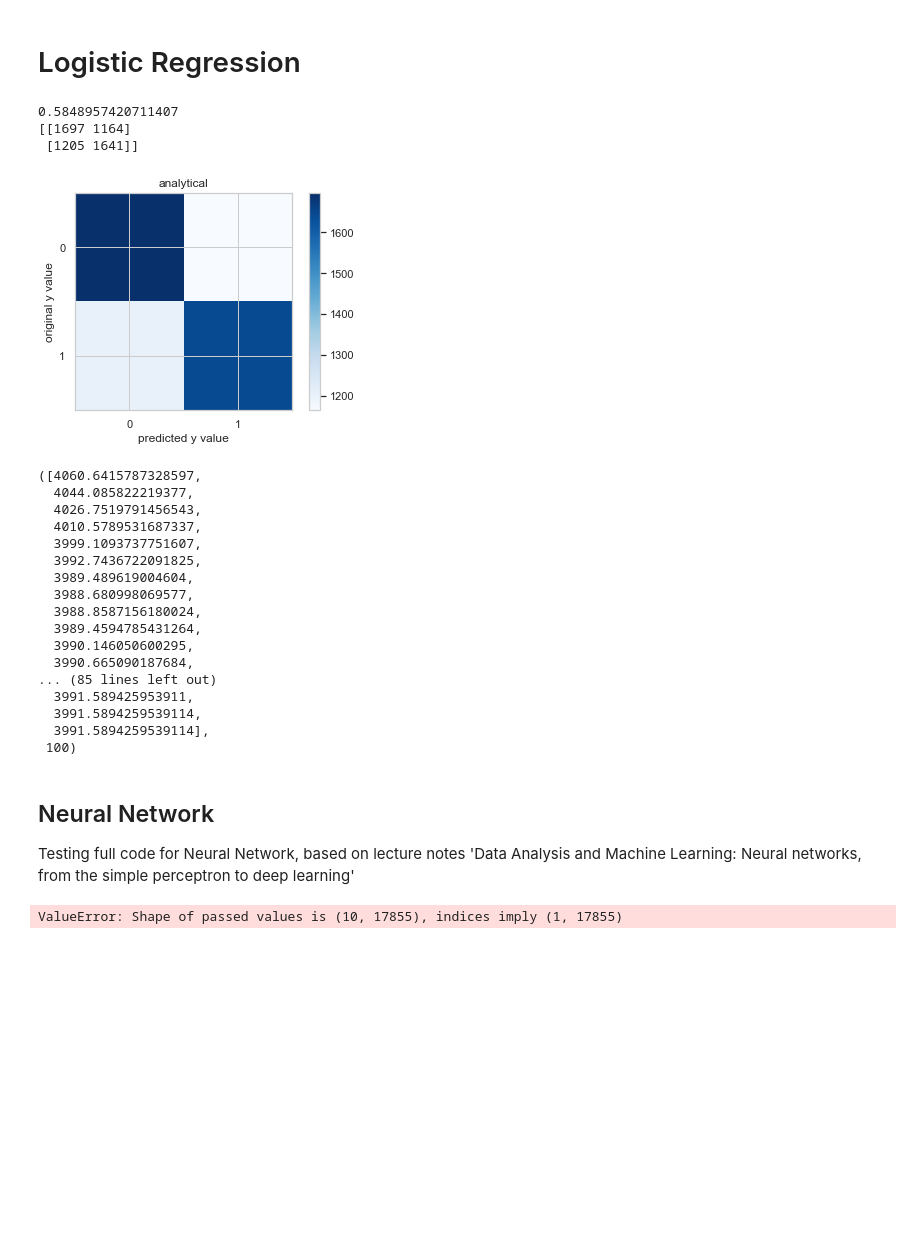
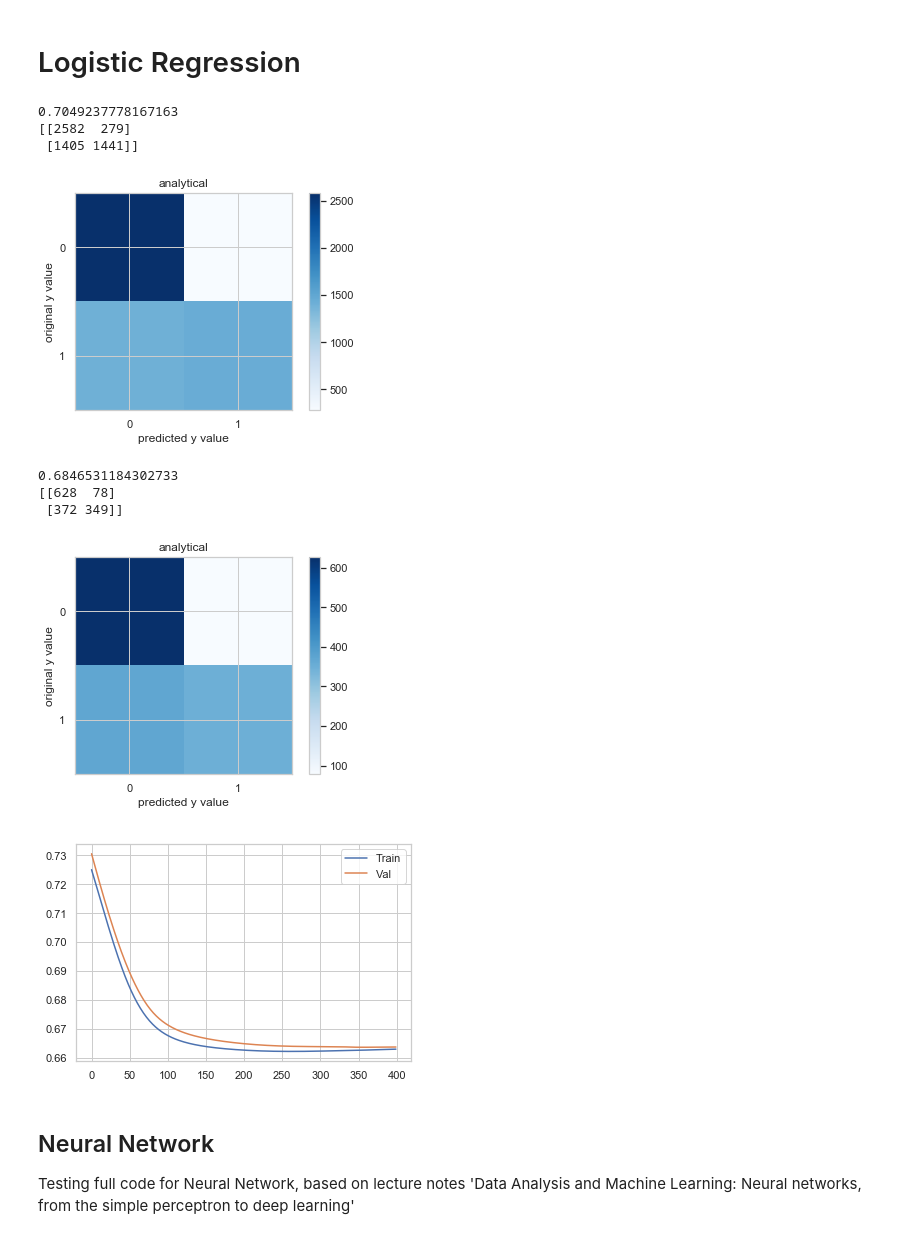
Before and after one commit to HannahEkeberg/FYS-STK4155, a Jupyter notebook: Project2/test.ipynb, the cells around one changed output. Cells and saved outputs as stored; diff of their text form; code cells hidden in the pictures; blank space fills up the shorter version.

```diff
--- a/Project2/test.ipynb
+++ b/Project2/test.ipynb
@@ -149,17 +148,17 @@ class LogisticRegression_class:
     def sigmoid_function(self,x):
         return(1/(1+np.exp(-x)))
 
-    def gradient_descent(self, X, y):   #optimizing parameters beta
+    def gradient_descent(self, X, y,X_val,y_val):   #optimizing parameters beta
         #y = y[:, np.newaxis]
         param = np.shape(X)[1] #number of parameters
         n = np.shape(X)[0] #number of rows
         n_batches = n // self.batch_size #integer division
+        np.random.seed(42)
         beta = np.random.uniform(0.0,1.0, param)#np.random.randn(param)  #generate random initial values for beta
-        #print("***",beta)
 
 
         error = []
-
+        error_val = []
         #n_0_list = []
         #n_1 = np.count_nonzero(y)   #total number of y=1. double check that those are really 1.
         #const = (n - n_1)/n_1
@@ -169,22 +168,25 @@ class LogisticRegression_class:
         np.random.shuffle(index)
         batch_split = np.array_split(index,n_batches)
 
+
         k = 0
         #total numer of iterations:
         for i in range(self.n_epochs):
             y_pred = self.sigmoid_function(X @ beta)
-
+            y_pred_val = self.sigmoid_function(X_val@beta)
             #print(y_pred.shape)
             C = self.cost_function(y, y_pred)
+            C_val = self.cost_function(y_val,y_pred_val)
             #abs_C  = np.abs(C_data - C)
             error.append(C)
             #print("**", beta[0])
-
+            error_val.append(C_val)
 
             for j in batch_split:
                 #gradient  = np.sum(X.T * self.sigmoid_function(X @ beta) - y[:,np.newaxis]*X) #X.T @ (self.sigmoid_function(X @ beta) * const * y)
-                gradient = np.sum ( X[j].T* (self.sigmoid_function(X[j]@beta)- y[j]))
-                gradient = gradient/self.batch_size
+                gradient = np.sum ( X[j].T* (self.sigmoid_function(X[j]@beta)- y[j]),axis=1)
+
+                gradient = gradient/y[j].shape[0]
                 #print(gradient.shape)
                 #learning_rate = self.learning_schedule(i*n_batches+j)     #adaptive learning rate. Sjekke om det enkelste funker forst.
                 beta -= self.learning_rate * gradient
@@ -196,13 +198,18 @@ class LogisticRegression_class:
         tol = 0.5
         y_pred[y_pred >= tol] = 1
         y_pred[y_pred < tol] = 0
-        #print(error)
+        y_pred_val[y_pred_val >= tol] = 1
+        y_pred_val[y_pred_val < tol] = 0
         I = self.accuracy_function(y, y_pred)
+        I_val = self.accuracy_function(y_val,y_pred_val)
         print(I)
+
         self.accuracy_matrix(y, y_pred, 'analytical')
-        #print(y_pred)
 
-        return error, self.n_epochs
+        print(I_val)
+        self.accuracy_matrix(y_val,y_pred_val,'analytical')
+
+        return error, error_val, self.n_epochs
 
     def learning_schedule(self,t):
         t0 = 5; t1 = 50
@@ -220,12 +227,11 @@ class LogisticRegression_class:
         v = np.count_nonzero(y_pred)
         I = self.accuracy_function(y_test, y_pred)
         C = self.cost_function(y_test, y_pred)
-        #print(I)
         CM = self.accuracy_matrix(y_test, y_pred, 'sklearn')
 
     def cost_function(self, y_data, y_pred):  #oppdatere parametrene.
-        cost = -np.sum( (y_data.T * y_pred ) - np.log(1+np.exp(y_pred)))
-        #print("**",cost)
+        cost = -np.mean( (y_data.T * y_pred ) - np.log(1+np.exp(y_pred)))
+
         return cost
         #return -np.sum(y_data.T* np.log(y_pred) + (1-y_data.T)*np.log(1-y_pred))
 
@@ -233,55 +239,45 @@ class LogisticRegression_class:
         if np.shape(y_data)[0] == np.shape(y_pred)[0]:
             I = np.mean(y_data==y_pred)     ## =1 if y==y, 0 else.... np.mean #dobbelsjekk at det funker
         else:
             raise ValuError
         return I
 
     def accuracy_matrix(self, y_data, y_pred, title):
         fig, ax = plt.subplots()
         cm = confusion_matrix(y_data, y_pred)
         print(cm)
         cmap = plt.cm.Blues
         im = ax.imshow(cm, interpolation = 'nearest', cmap=cmap)
         ax.figure.colorbar(im, ax=ax)
         ax.set(xticks = np.arange(cm.shape[1]),
                yticks = np.arange(cm.shape[0]),
                title=title,
                xlabel='predicted y value',
                ylabel='original y value')
         plt.show()
 
         return cm
 
 
 
 
-LogReg = LogisticRegression_class(learning_rate=0.001,batch_size=128, n_epochs=100, lambda_=0, tol=1e-5)
-LogReg.gradient_descent(X_train, y_train)
+LogReg = LogisticRegression_class(learning_rate=0.001,batch_size=128, n_epochs=400, lambda_=0, tol=1e-5)
+error_train,error_val, epochs = LogReg.gradient_descent(X_train, y_train, X_test, y_test)
 #LogReg.predict_sklearn(X_train, X_test, y_train, y_test)
 #Error, epochs = LogReg.gradient_descent(X_train, y_train)
 #epochs = np.linspace(0,epochs, epochs)
-#plt.plot(epochs, Error)
-#plt.show()
+plt.plot(range(epochs), error_train,label='Train')
+plt.plot(range(epochs),error_val,label='Val')
+plt.legend()
+plt.show()
 #print(XTrain.shape, yTrain.shape)
 # %% [output]
-0.5848957420711407
-[[1697 1164]
- [1205 1641]]
+0.7049237778167163
+[[2582  279]
+ [1405 1441]]
-[figure, old version]
+[figure, new version]
-([4060.6415787328597,
-  4044.085822219377,
-  4026.7519791456543,
-  4010.5789531687337,
-  3999.1093737751607,
-  3992.7436722091825,
-  3989.489619004604,
-  3988.680998069577,
-  3988.8587156180024,
-  3989.4594785431264,
-  3990.146050600295,
-  3990.665090187684,
-... (85 lines left out)
-  3991.589425953911,
-  3991.5894259539114,
-  3991.5894259539114],
- 100)
+0.6846531184302733
+[[628  78]
+ [372 349]]
+[figure, added]
+[figure, added]
@@ -397,6 +304,0 @@ class NeuralNetwork:
-# %%
-NN = NeuralNetwork( X, y, n_hidden_neurons=50, n_categories=10 , epochs=100 , batch_size=100 , eta=0.1 , lmbd=0.0)
-
-NN.predict(X)
-# %% [output]
-ValueError: Shape of passed values is (10, 17855), indices imply (1, 17855)
```
Also changed, not shown: parts of 6 cells of this notebook.
